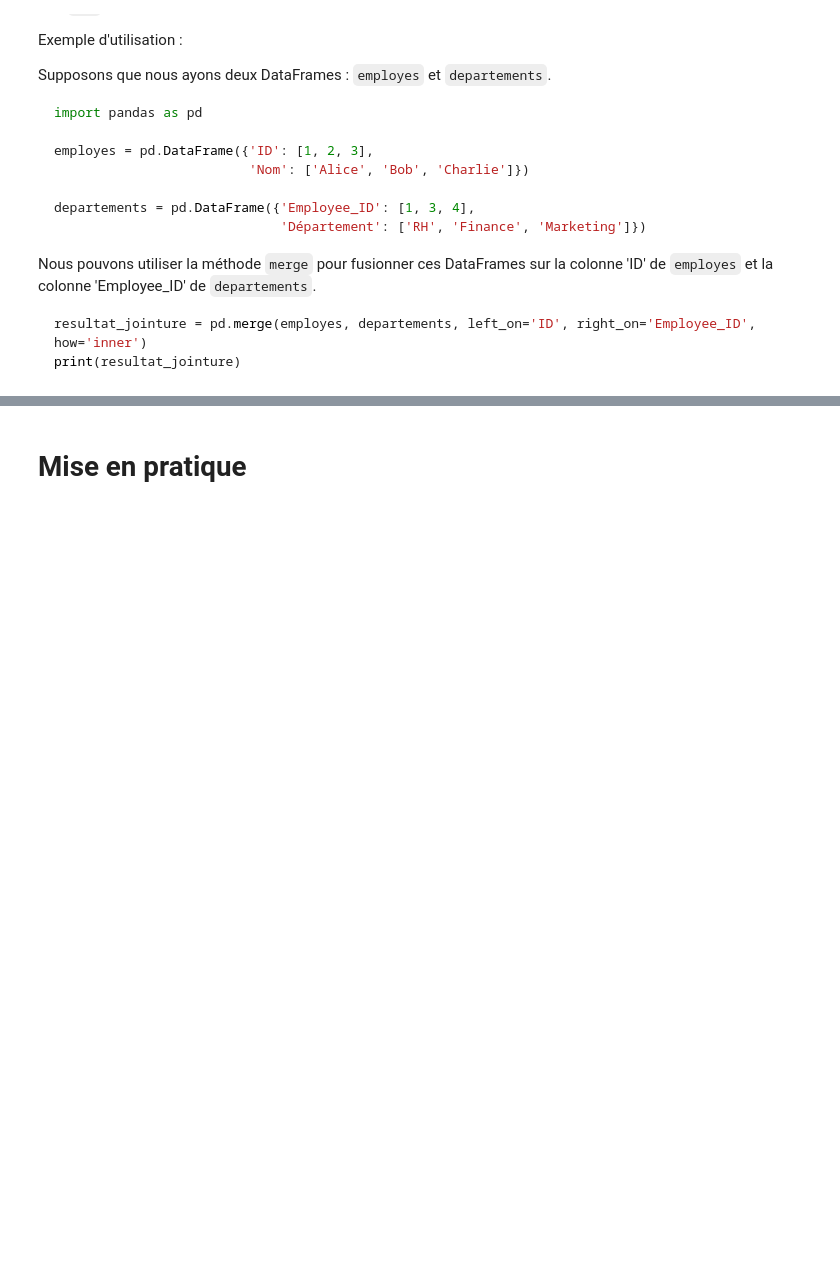
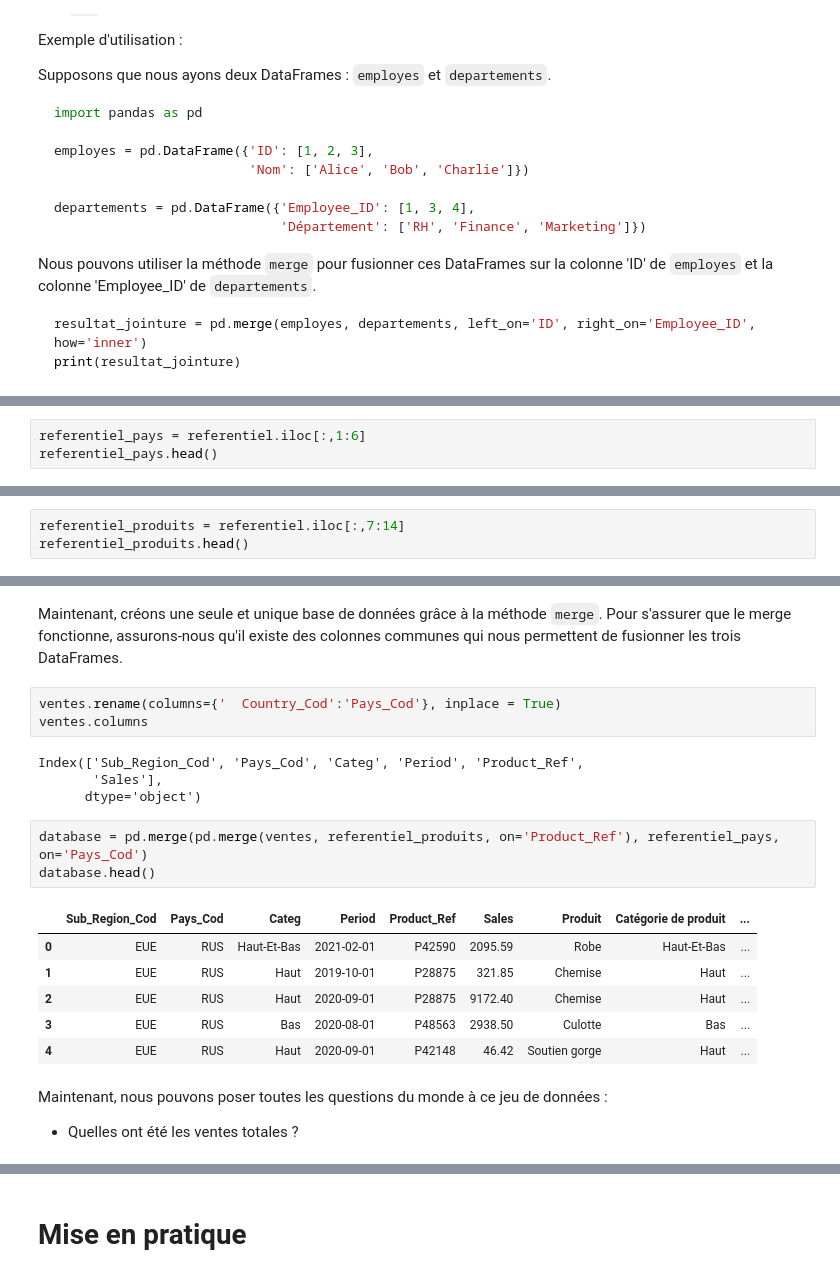
Before and after one commit to heretica/python_for_excel, a Jupyter notebook: s2_bases_pandas.ipynb, the cells around one changed output, grey strips where cells are left out. Drawn from its saved outputs; the diff is of its cells as text; blank space fills up the shorter version.

```diff
--- a/s2_bases_pandas.ipynb
+++ b/s2_bases_pandas.ipynb
@@ -359,0 +432,3 @@ Working with aggregated statistics helps you understand your data, but nobody li
+# %%
+referentiel_pays = referentiel.iloc[:,1:6]
+referentiel_pays.head()
@@ -359,0 +442,3 @@ Working with aggregated statistics helps you understand your data, but nobody li
+# %%
+referentiel_produits = referentiel.iloc[:,7:14]
+referentiel_produits.head()
@@ -359,0 +452,23 @@ Working with aggregated statistics helps you understand your data, but nobody li
+# %% [markdown]
+Maintenant, créons une seule et unique base de données grâce à la méthode `merge`.
+Pour s'assurer que le merge fonctionne, assurons-nous qu'il existe des colonnes communes qui nous permettent de fusionner les trois DataFrames.
+# %%
+ventes.rename(columns={'  Country_Cod':'Pays_Cod'}, inplace = True)
+ventes.columns
+# %% [output]
+Index(['Sub_Region_Cod', 'Pays_Cod', 'Categ', 'Period', 'Product_Ref',
+       'Sales'],
+      dtype='object')
+# %%
+database = pd.merge(pd.merge(ventes, referentiel_produits, on='Product_Ref'), referentiel_pays, on='Pays_Cod')
+database.head()
+# %% [output]
+|  | Sub_Region_Cod | Pays_Cod | Categ | Period | Product_Ref | Sales | Produit | Catégorie de produit | ... |
+| 0 | EUE | RUS | Haut-Et-Bas | 2021-02-01 | P42590 | 2095.59 | Robe | Haut-Et-Bas | ... |
+| 1 | EUE | RUS | Haut | 2019-10-01 | P28875 | 321.85 | Chemise | Haut | ... |
+| 2 | EUE | RUS | Haut | 2020-09-01 | P28875 | 9172.40 | Chemise | Haut | ... |
+| 3 | EUE | RUS | Bas | 2020-08-01 | P48563 | 2938.50 | Culotte | Bas | ... |
+| 4 | EUE | RUS | Haut | 2020-09-01 | P42148 | 46.42 | Soutien gorge | Haut | ... |
+# %% [markdown]
+Maintenant, nous pouvons poser toutes les questions du monde à ce jeu de données :
+* Quelles ont été les ventes totales ?
```
Also changed, not shown: parts of 38 cells of this notebook.
